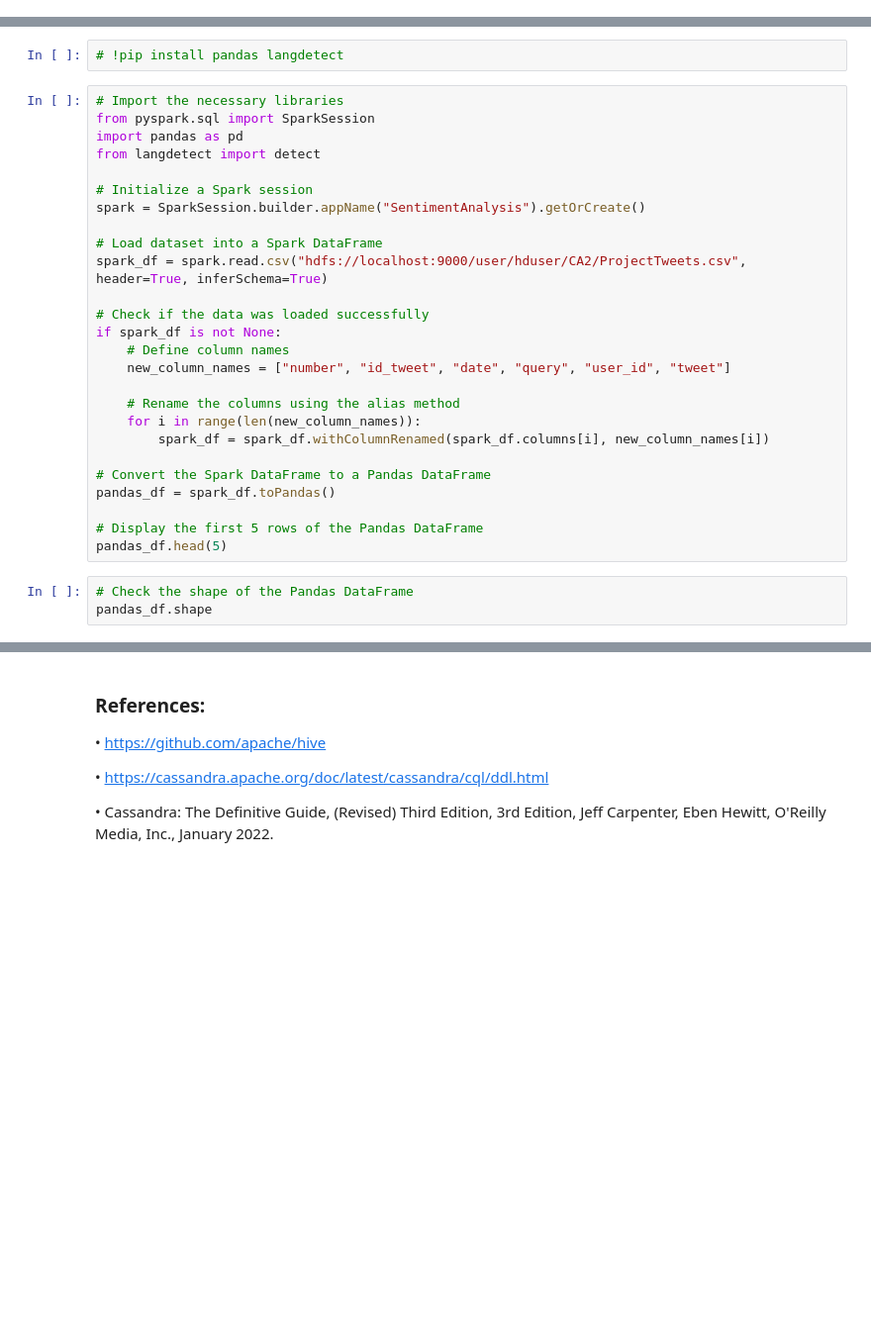
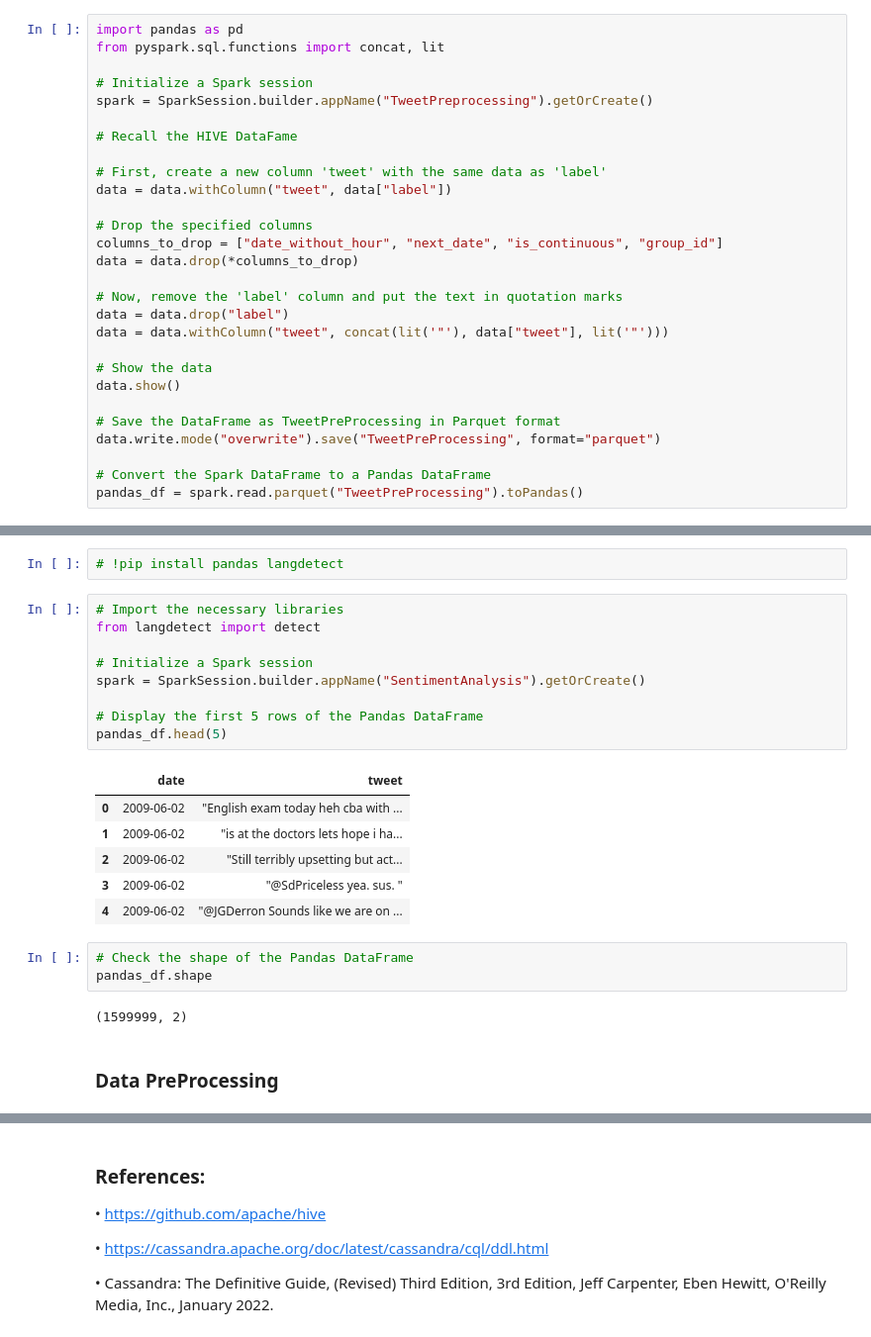
Before and after one commit to CleliaCaetano/CA2_SEM2_ProjectTweets, a Jupyter notebook: MScDataAnalytics_CA2_SEM2_CleliaCaetano.ipynb, the cells around one changed output, grey strips where cells are left out. Shown at 99% size. Drawn from its saved outputs; the diff is of its cells as text; blank space fills up the shorter version.

```diff
--- a/MScDataAnalytics_CA2_SEM2_CleliaCaetano.ipynb
+++ b/MScDataAnalytics_CA2_SEM2_CleliaCaetano.ipynb
@@ -981,0 +911,28 @@ IndentationError: unexpected indent (265384168.py, line 9)
+# %%
+import pandas as pd
+from pyspark.sql.functions import concat, lit
+
+# Initialize a Spark session
+spark = SparkSession.builder.appName("TweetPreprocessing").getOrCreate()
+
+# Recall the HIVE DataFame
+
+# First, create a new column 'tweet' with the same data as 'label'
+data = data.withColumn("tweet", data["label"])
+
+# Drop the specified columns
+columns_to_drop = ["date_without_hour", "next_date", "is_continuous", "group_id"]
+data = data.drop(*columns_to_drop)
+
+# Now, remove the 'label' column and put the text in quotation marks
+data = data.drop("label")
+data = data.withColumn("tweet", concat(lit('"'), data["tweet"], lit('"')))
+
+# Show the data
+data.show()
+
+# Save the DataFrame as TweetPreProcessing in Parquet format
+data.write.mode("overwrite").save("TweetPreProcessing", format="parquet")
+
+# Convert the Spark DataFrame to a Pandas DataFrame
+pandas_df = spark.read.parquet("TweetPreProcessing").toPandas()
@@ -985,30 +960,24 @@ IndentationError: unexpected indent (265384168.py, line 9)
 # !pip install pandas langdetect
 # %%
 # Import the necessary libraries
-from pyspark.sql import SparkSession
-import pandas as pd
 from langdetect import detect
 
 # Initialize a Spark session
 spark = SparkSession.builder.appName("SentimentAnalysis").getOrCreate()
 
-# Load dataset into a Spark DataFrame
-spark_df = spark.read.csv("hdfs://localhost:9000/user/hduser/CA2/ProjectTweets.csv", header=True, inferSchema=True)
-
-# Check if the data was loaded successfully
-if spark_df is not None:
-    # Define column names
-    new_column_names = ["number", "id_tweet", "date", "query", "user_id", "tweet"]
-
-    # Rename the columns using the alias method
-    for i in range(len(new_column_names)):
-        spark_df = spark_df.withColumnRenamed(spark_df.columns[i], new_column_names[i])
-
-# Convert the Spark DataFrame to a Pandas DataFrame
-pandas_df = spark_df.toPandas()
-
 # Display the first 5 rows of the Pandas DataFrame
 pandas_df.head(5)
+# %% [output]
+|  | date | tweet |
+| 0 | 2009-06-02 | "English exam today heh cba with ... |
+| 1 | 2009-06-02 | "is at the doctors lets hope i ha... |
+| 2 | 2009-06-02 | "Still terribly upsetting but act... |
+| 3 | 2009-06-02 | "@SdPriceless yea. sus. " |
+| 4 | 2009-06-02 | "@JGDerron Sounds like we are on ... |
 # %%
 # Check the shape of the Pandas DataFrame
 pandas_df.shape
+# %% [output]
+(1599999, 2)
+# %% [markdown]
+### Data PreProcessing
```
Also changed, not shown: parts of 54 cells of this notebook.
